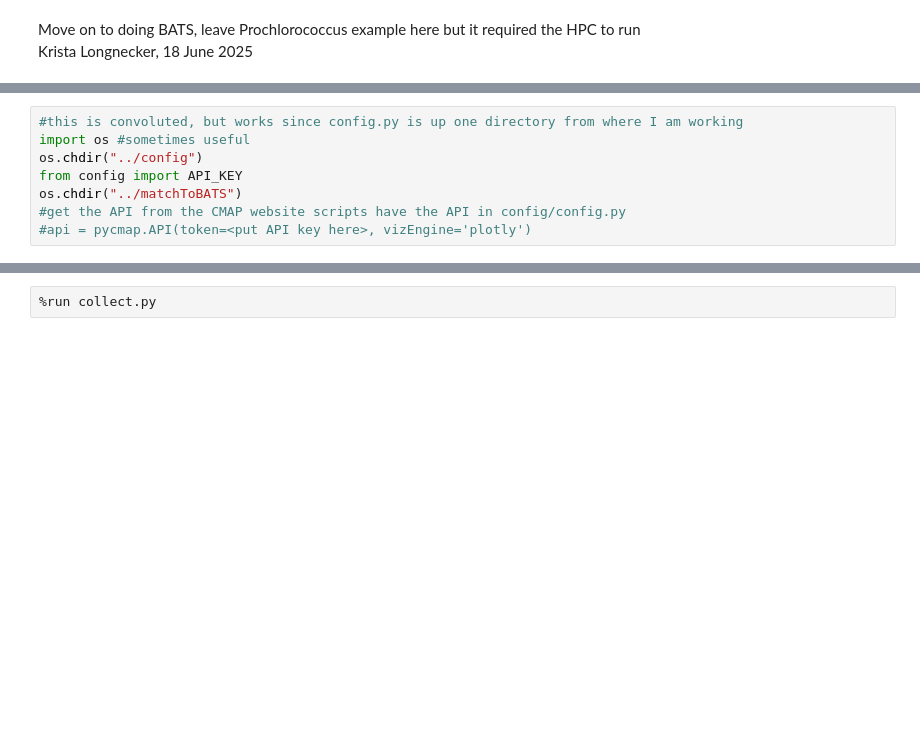
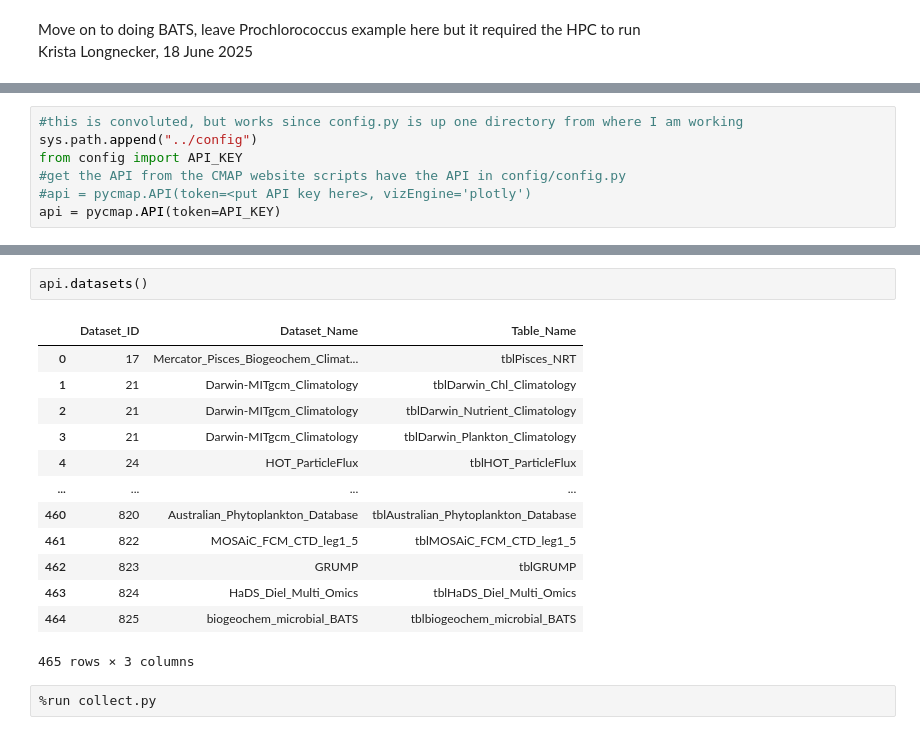
Before and after one commit to redbluewater/BATSwithCMAP, a Jupyter notebook: matchToBATS/BATSspecific.ipynb, the cells around one changed output, grey strips where cells are left out. Saved outputs shown, nothing was run; the diff lists cells and outputs as text; blank space fills up the shorter version.

```diff
--- a/matchToBATS/BATSspecific.ipynb
+++ b/matchToBATS/BATSspecific.ipynb
@@ -9,8 +10,7 @@ from pycmap.viz import plot_timeseries
 # %%
 #this is convoluted, but works since config.py is up one directory from where I am working
-import os #sometimes useful
-os.chdir("../config")
+sys.path.append("../config")
 from config import API_KEY
-os.chdir("../matchToBATS")
 #get the API from the CMAP website scripts have the API in config/config.py
 #api = pycmap.API(token=<put API key here>, vizEngine='plotly')
+api = pycmap.API(token=API_KEY)
@@ -17,3 +23,19 @@ os.chdir("../matchToBATS")
+# %%
+api.datasets()
+# %% [output]
+|  | Dataset_ID | Dataset_Name | Table_Name |
+| 0 | 17 | Mercator_Pisces_Biogeochem_Climat... | tblPisces_NRT |
+| 1 | 21 | Darwin-MITgcm_Climatology | tblDarwin_Chl_Climatology |
+| 2 | 21 | Darwin-MITgcm_Climatology | tblDarwin_Nutrient_Climatology |
+| 3 | 21 | Darwin-MITgcm_Climatology | tblDarwin_Plankton_Climatology |
+| 4 | 24 | HOT_ParticleFlux | tblHOT_ParticleFlux |
+| ... | ... | ... | ... |
+| 460 | 820 | Australian_Phytoplankton_Database | tblAustralian_Phytoplankton_Database |
+| 461 | 822 | MOSAiC_FCM_CTD_leg1_5 | tblMOSAiC_FCM_CTD_leg1_5 |
+| 462 | 823 | GRUMP | tblGRUMP |
+| 463 | 824 | HaDS_Diel_Multi_Omics | tblHaDS_Diel_Multi_Omics |
+| 464 | 825 | biogeochem_microbial_BATS | tblbiogeochem_microbial_BATS |
+465 rows × 3 columns
 # %%
 %run collect.py
 # %% [output]
```
Also changed, not shown: parts of 2 cells of this notebook, 1 other file.
